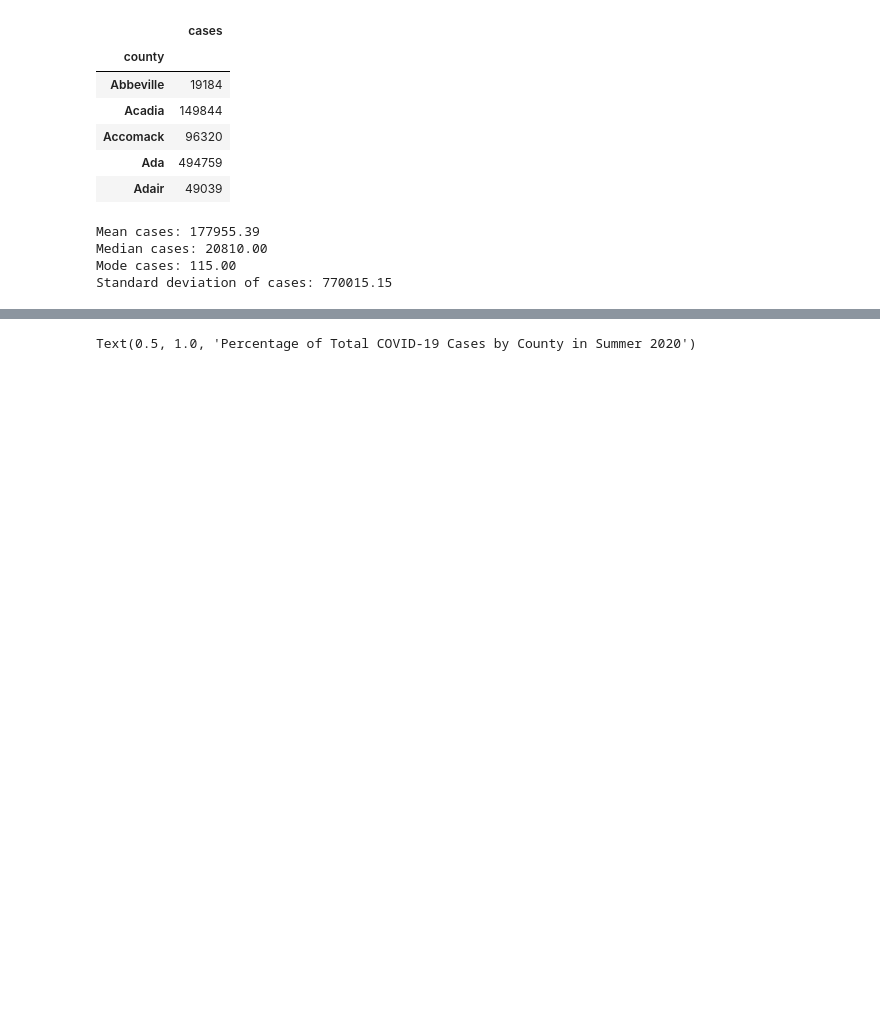
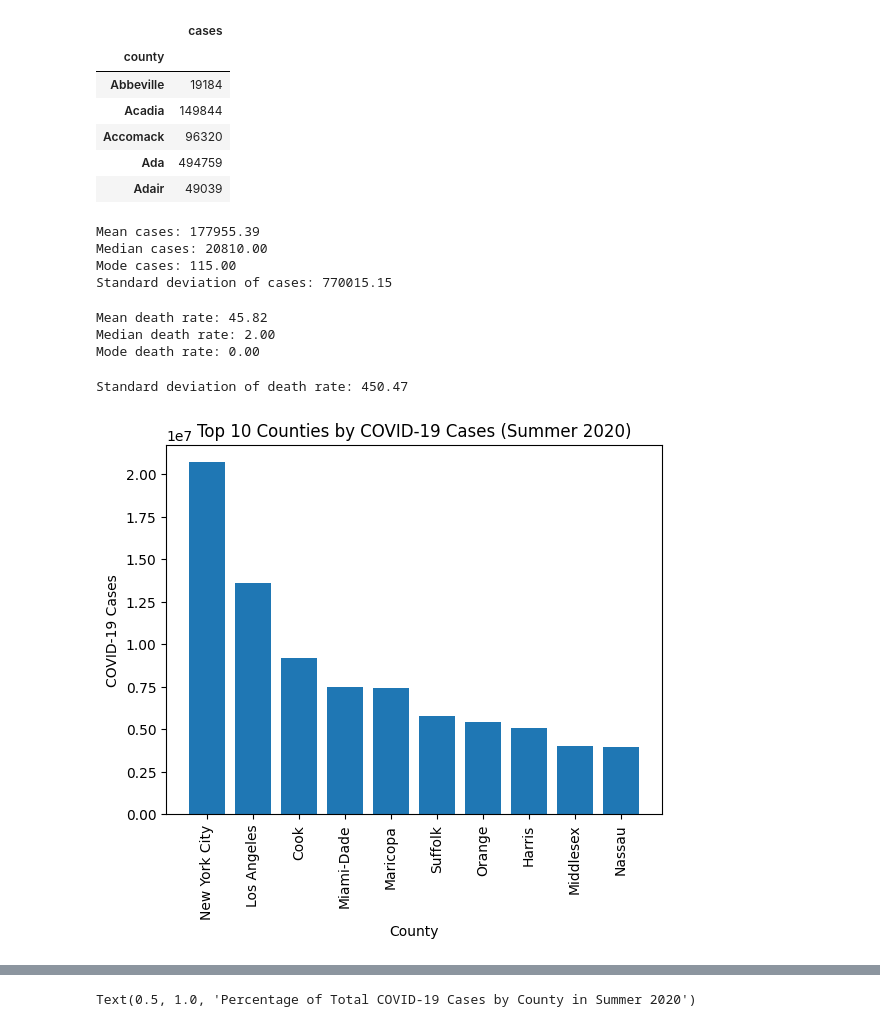
Before and after one commit to ryankracaw/project-one, a Jupyter notebook: Summer.ipynb, the cells around one changed output, grey strips where cells are left out. Drawn from its saved outputs; the diff is of its cells as text; code cells hidden in the pictures; blank space fills up the shorter version.

```diff
--- a/Summer.ipynb
+++ b/Summer.ipynb
@@ -103,6 +105,41 @@ Mean cases: 177955.39
 Median cases: 20810.00
 Mode cases: 115.00
 Standard deviation of cases: 770015.15
+# %%
+start_date = '2020-06-01'
+end_date = '2020-08-31'
+mask = (C19_df['date'] >= start_date) & (C19_df['date'] <= end_date)
+summer_df = C19_df.loc[mask]
+# %%
+
+# Calculate mean, median, and mode for the death rate
+mean_death_rate = summer_df['deaths'].mean()
+median_death_rate = summer_df['deaths'].median()
+mode_death_rate = summer_df['deaths'].mode()[0]
+print(f"Mean death rate: {mean_death_rate:.2f}")
+print(f"Median death rate: {median_death_rate:.2f}")
+print(f"Mode death rate: {mode_death_rate:.2f}")
+# %% [output]
+Mean death rate: 45.82
+Median death rate: 2.00
+Mode death rate: 0.00
+# %%
+# Calculate standard deviation of the death rate
+std_dev_death_rate = summer_df['deaths'].std()
+print(f"Standard deviation of death rate: {std_dev_death_rate:.2f}")
+# %% [output]
+Standard deviation of death rate: 450.47
+# %%
+#Create bar graph of top 10 counties by COVID-19 cases for summer
+top_counties = summer_df.groupby('county')['cases'].sum().reset_index().sort_values('cases', ascending=False).head(10)
+plt.bar(top_counties['county'], top_counties['cases'])
+plt.xticks(rotation=90)
+plt.xlabel('County')
+plt.ylabel('COVID-19 Cases')
+plt.title('Top 10 Counties by COVID-19 Cases (Summer 2020)')
+plt.show()
+# %% [output]
+[figure, added]
 # %%
 # Create scatter plot of day number vs. average COVID-19 cases for summer
 x_values = list(range(1, len(SummerC19_df) + 1))
```
Also changed, not shown: parts of 5 cells of this notebook.
